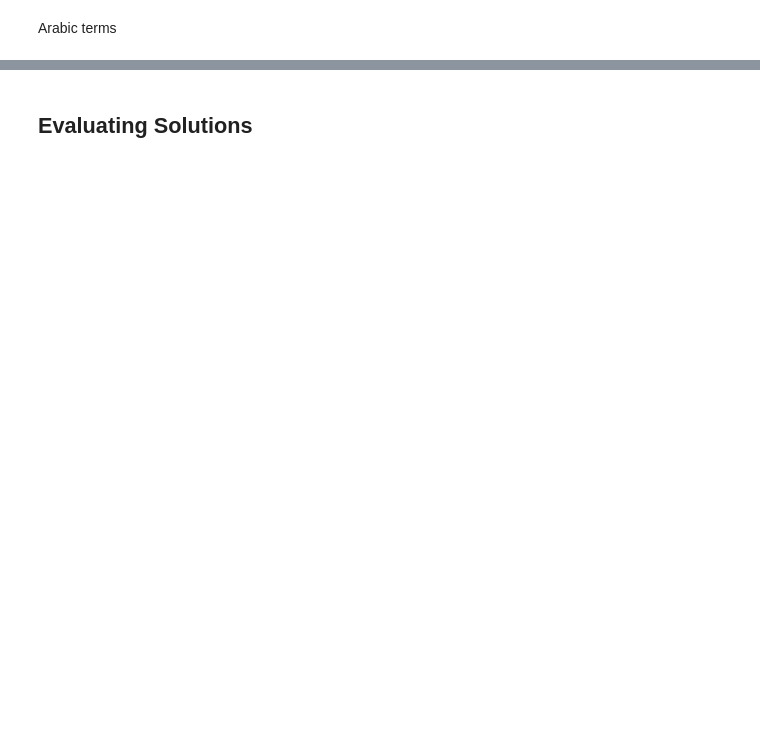
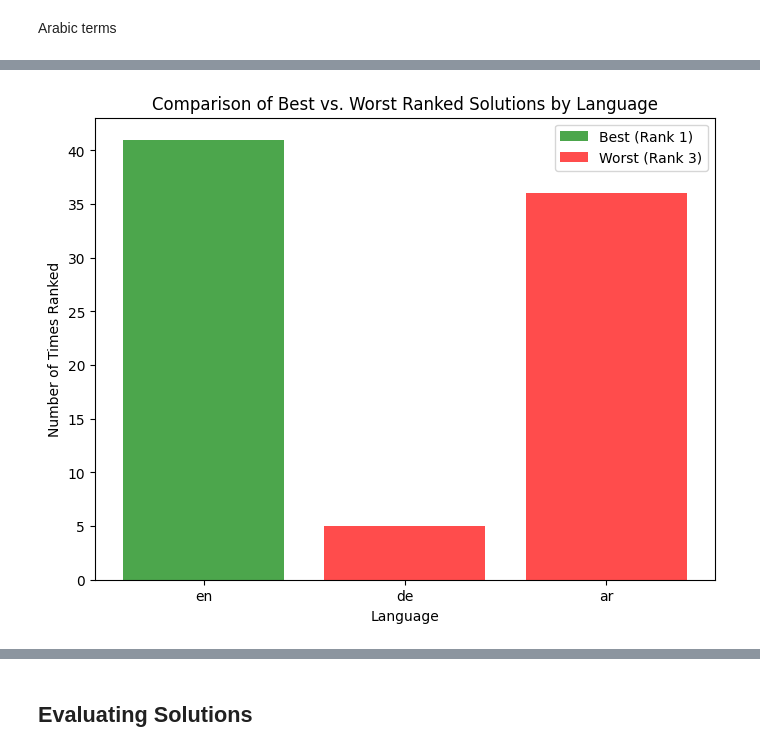
Before and after one commit to iug-htw/solution_evaluator, a Jupyter notebook: test_and_eval_pipeline.ipynb, the cells around one changed output, grey strips where cells are left out. Cells and saved outputs as stored; diff of their text form; code cells hidden in the pictures; blank space fills up the shorter version.

```diff
--- a/test_and_eval_pipeline.ipynb
+++ b/test_and_eval_pipeline.ipynb
@@ -289,0 +383,16 @@ Extracted technical terms in Arabic saved to technical_terms_ar.csv
+# %%
+# Count best and worst rankings per language
+best_counts = (rank_df == 1).sum()
+worst_counts = (rank_df == 3).sum()
+
+# Plot bar chart
+plt.figure(figsize=(8, 6))
+plt.bar(best_counts.index, best_counts.values, label="Best (Rank 1)", color="green", alpha=0.7)
+plt.bar(worst_counts.index, worst_counts.values, label="Worst (Rank 3)", color="red", alpha=0.7)
+plt.xlabel("Language")
+plt.ylabel("Number of Times Ranked")
+plt.title("Comparison of Best vs. Worst Ranked Solutions by Language")
+plt.legend()
+plt.show()
+# %% [output]
+[figure, added]
```
Also changed, not shown: parts of 20 cells of this notebook, 18 other files.
